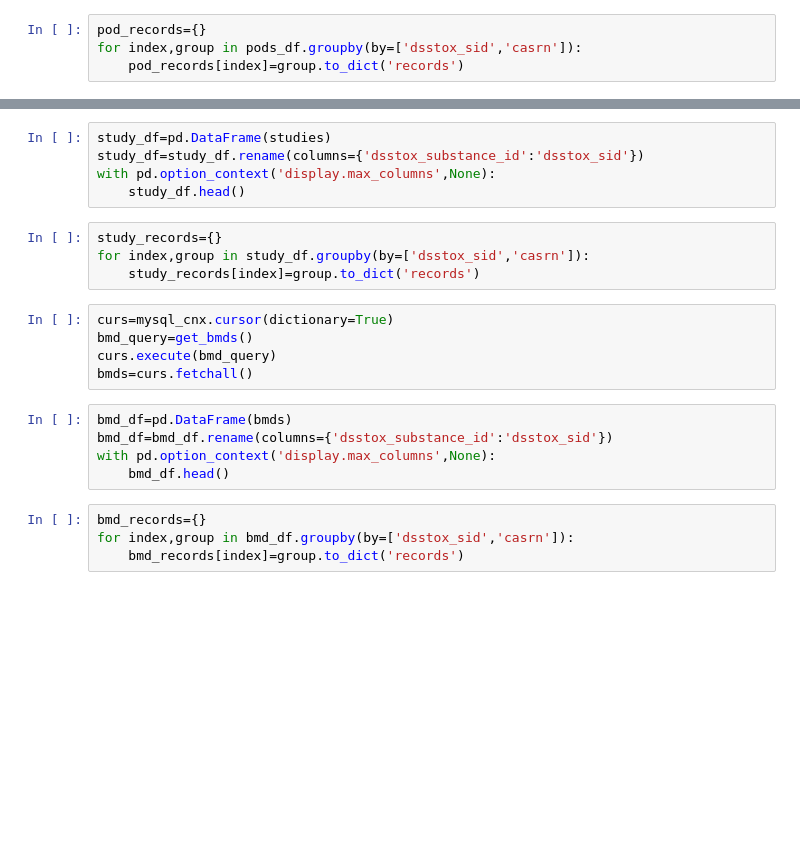
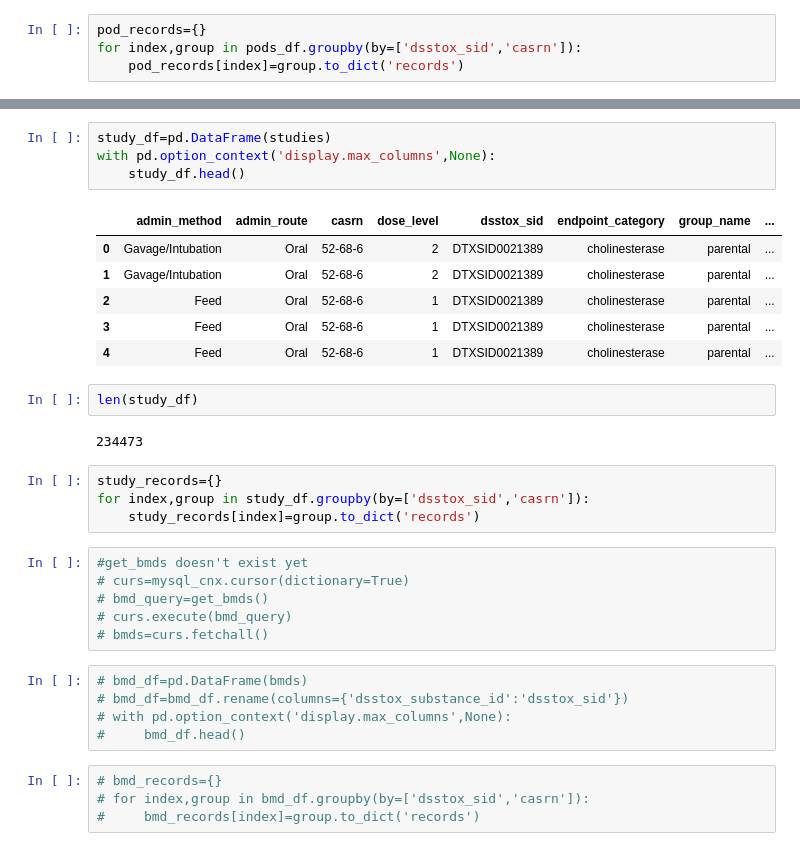
Before and after one commit to georgehelman/genra, a Jupyter notebook: notebooks/db/toxref.ipynb, the cells around one changed output, grey strips where cells are left out. Cells and saved outputs as stored; diff of their text form; blank space fills up the shorter version.

```diff
--- a/notebooks/db/toxref.ipynb
+++ b/notebooks/db/toxref.ipynb
@@ -41,27 +49,38 @@ curs.execute(study_query)
 studies=curs.fetchall()
 # %%
 study_df=pd.DataFrame(studies)
-study_df=study_df.rename(columns={'dsstox_substance_id':'dsstox_sid'})
 with pd.option_context('display.max_columns',None):
     study_df.head()
+# %% [output]
+|  | admin_method | admin_route | casrn | dose_level | dsstox_sid | endpoint_category | group_name | ... |
+| 0 | Gavage/Intubation | Oral | 52-68-6 | 2 | DTXSID0021389 | cholinesterase | parental | ... |
+| 1 | Gavage/Intubation | Oral | 52-68-6 | 2 | DTXSID0021389 | cholinesterase | parental | ... |
+| 2 | Feed | Oral | 52-68-6 | 1 | DTXSID0021389 | cholinesterase | parental | ... |
+| 3 | Feed | Oral | 52-68-6 | 1 | DTXSID0021389 | cholinesterase | parental | ... |
+| 4 | Feed | Oral | 52-68-6 | 1 | DTXSID0021389 | cholinesterase | parental | ... |
+# %%
+len(study_df)
+# %% [output]
+234473
 # %%
 study_records={}
 for index,group in study_df.groupby(by=['dsstox_sid','casrn']):
     study_records[index]=group.to_dict('records')
 # %%
-curs=mysql_cnx.cursor(dictionary=True)
-bmd_query=get_bmds()
-curs.execute(bmd_query)
-bmds=curs.fetchall()
+#get_bmds doesn't exist yet
+# curs=mysql_cnx.cursor(dictionary=True)
+# bmd_query=get_bmds()
+# curs.execute(bmd_query)
+# bmds=curs.fetchall()
 # %%
-bmd_df=pd.DataFrame(bmds)
-bmd_df=bmd_df.rename(columns={'dsstox_substance_id':'dsstox_sid'})
-with pd.option_context('display.max_columns',None):
-    bmd_df.head()
+# bmd_df=pd.DataFrame(bmds)
+# bmd_df=bmd_df.rename(columns={'dsstox_substance_id':'dsstox_sid'})
+# with pd.option_context('display.max_columns',None):
+#     bmd_df.head()
 # %%
-bmd_records={}
-for index,group in bmd_df.groupby(by=['dsstox_sid','casrn']):
-    bmd_records[index]=group.to_dict('records')
+# bmd_records={}
+# for index,group in bmd_df.groupby(by=['dsstox_sid','casrn']):
+#     bmd_records[index]=group.to_dict('records')
 # %%
 records=[]
 for index in pod_records.keys():
```
Also changed, not shown: parts of 9 cells of this notebook, 4 other files.
